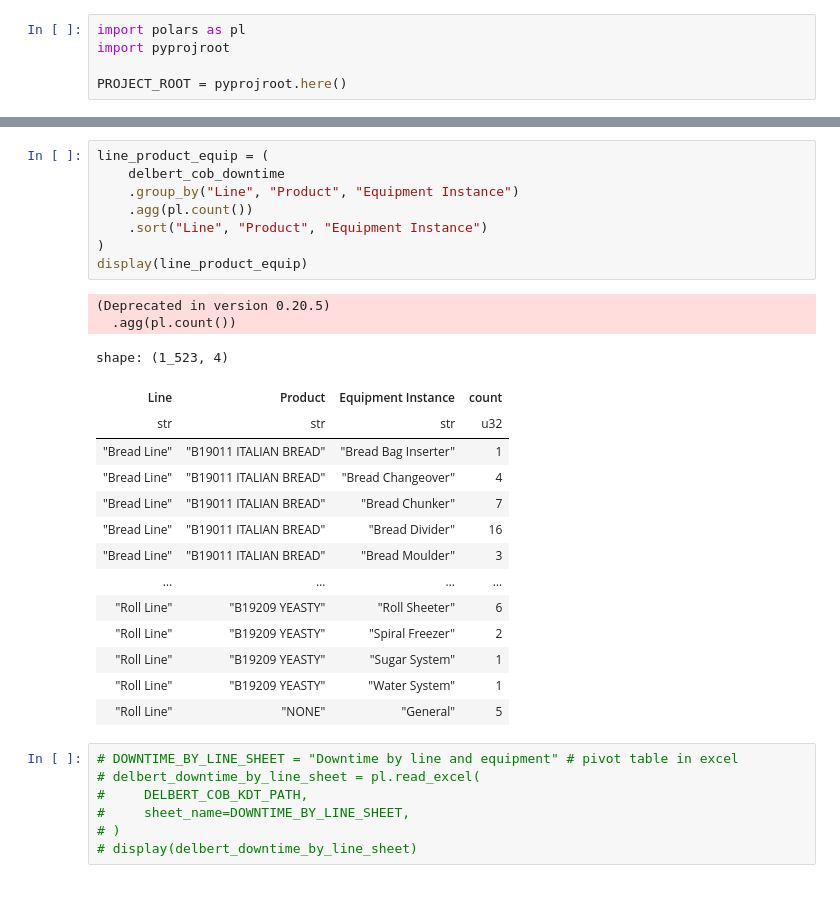
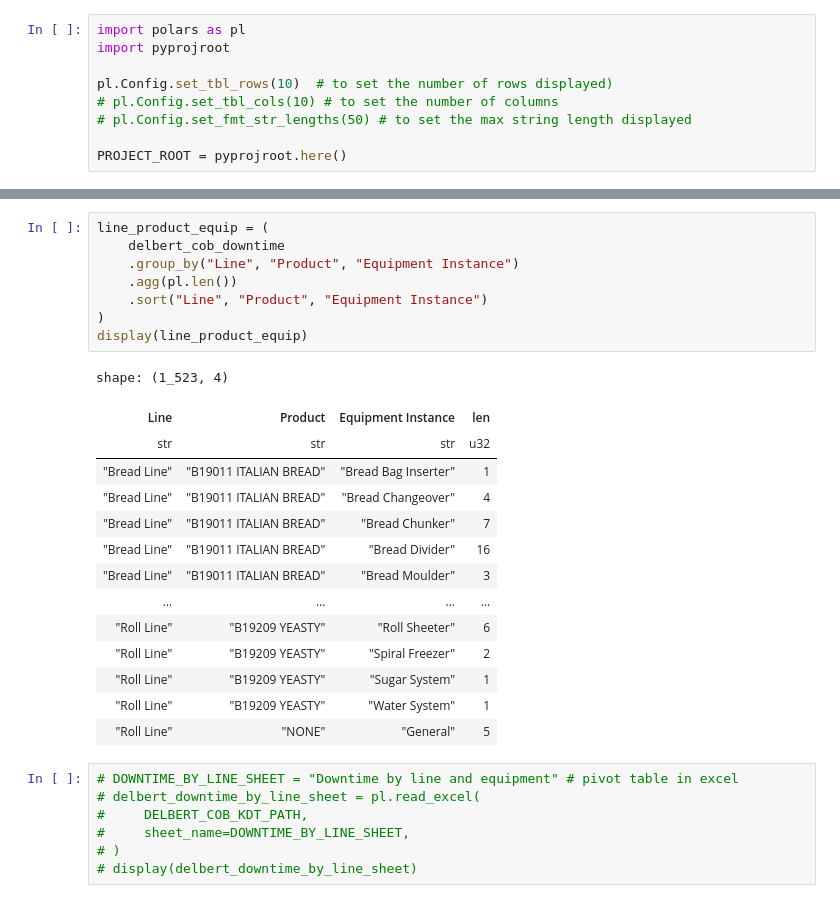
Before and after one commit to 8451LLC/labs-mfg-capabilities, a Jupyter notebook: nbs/inspect_kdt.ipynb, the cells around one changed output, grey strips where cells are left out. Saved outputs shown, nothing was run; the diff lists cells and outputs as text.

```diff
--- a/nbs/inspect_kdt.ipynb
+++ b/nbs/inspect_kdt.ipynb
@@ -2,6 +2,10 @@
 import polars as pl
 import pyprojroot
 
+pl.Config.set_tbl_rows(10)  # to set the number of rows displayed)
+# pl.Config.set_tbl_cols(10) # to set the number of columns
+# pl.Config.set_fmt_str_lengths(50) # to set the max string length displayed
+
 PROJECT_ROOT = pyprojroot.here()
 # %%
 BZO_COB_KDT_PATH = PROJECT_ROOT / "data" / "from_bzo" / "country_oven_kdt_downtime.csv"
@@ -65,16 +121,14 @@ shape: (12_878, 12)
 # %%
 line_product_equip = (
     delbert_cob_downtime
     .group_by("Line", "Product", "Equipment Instance")
-    .agg(pl.count())
+    .agg(pl.len())
     .sort("Line", "Product", "Equipment Instance")
 )
 display(line_product_equip)
 # %% [output]
-(Deprecated in version 0.20.5)
-  .agg(pl.count())
+shape: (1_523, 4)
-shape: (1_523, 4)
-| Line | Product | Equipment Instance | count |
+| Line | Product | Equipment Instance | len |
 | str | str | str | u32 |
 | "Bread Line" | "B19011 ITALIAN BREAD" | "Bread Bag Inserter" | 1 |
 | "Bread Line" | "B19011 ITALIAN BREAD" | "Bread Changeover" | 4 |
```
Also changed, not shown: parts of 5 cells of this notebook.
